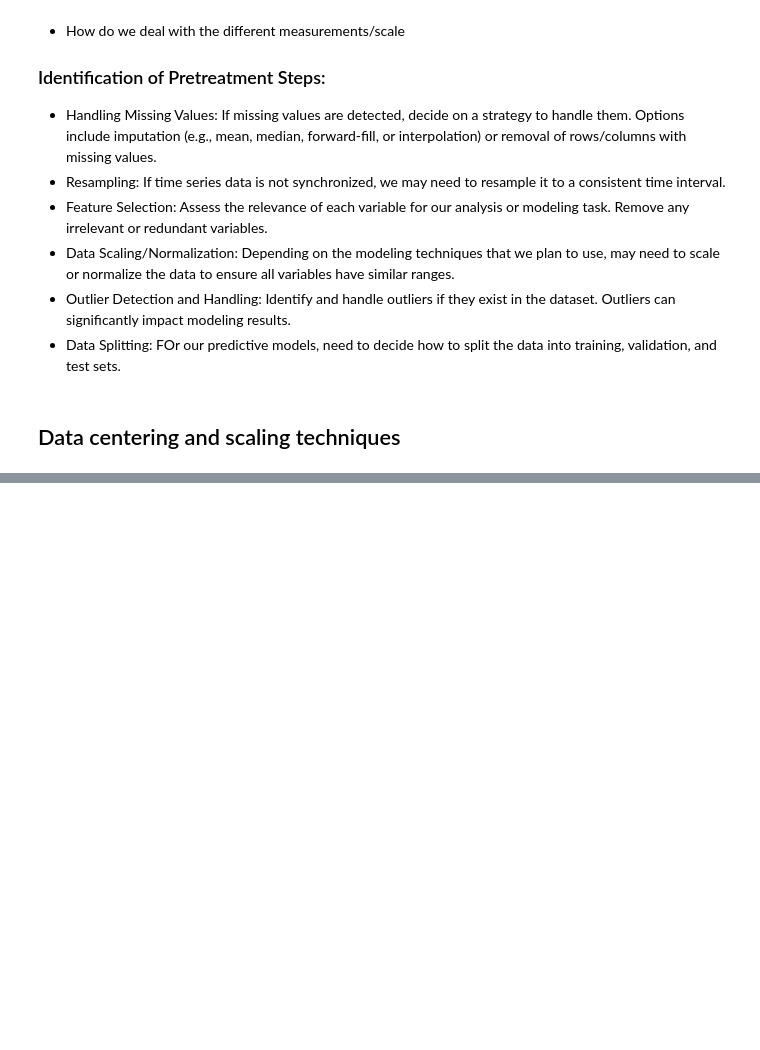
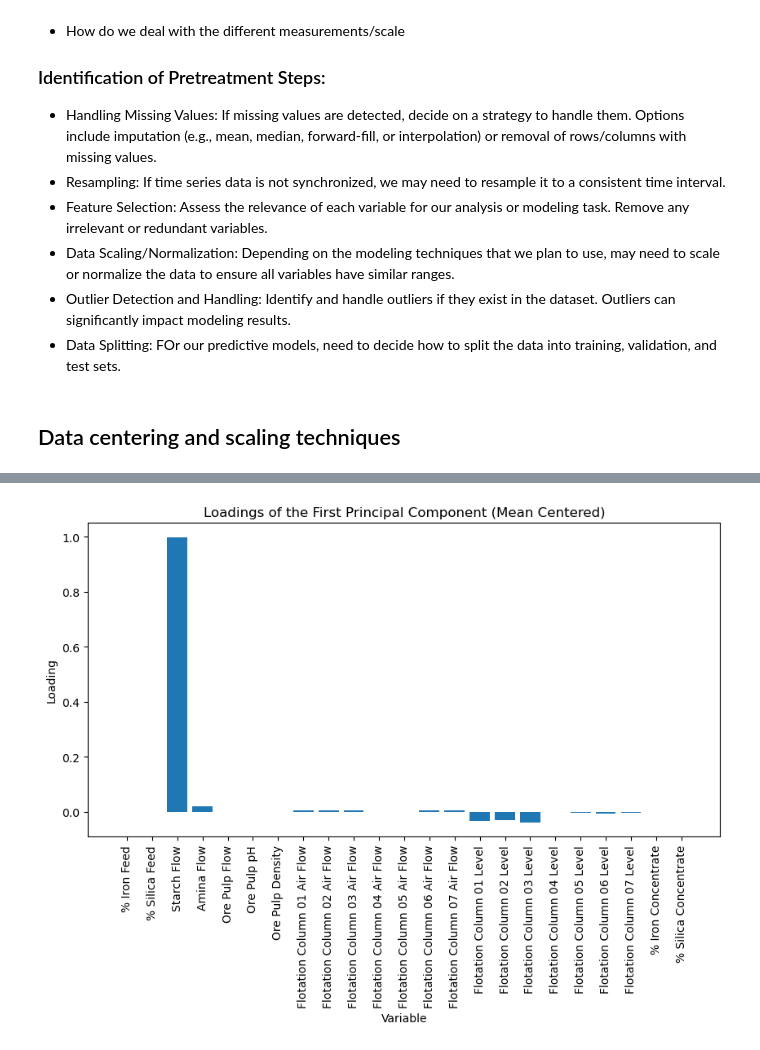
Before and after one commit to aminuldidar/ADAML-Project-Work, a Jupyter notebook: preprocessing_sub.ipynb, the cells around one changed output, grey strips where cells are left out. Cells and saved outputs as stored; diff of their text form; code cells hidden in the pictures; blank space fills up the shorter version.

```diff
--- a/preprocessing_sub.ipynb
+++ b/preprocessing_sub.ipynb
@@ -438,0 +471,16 @@ plt.show()
+# %%
+# (c) Loadings of the First PC when Data is Mean Centered
+numeric_data_mean_centered = numeric_data - numeric_data.mean()
+numeric_data_mean_centered['% Silica Concentrate'] *= 10  # Modify the last variable to dominate
+pca_mean_centered = PCA(n_components=1)
+component_1_mean_centered = pca_mean_centered.fit_transform(numeric_data_mean_centered)
+loading_1_mean_centered = pca_mean_centered.components_[0]
+plt.figure(figsize=(10, 5))
+plt.bar(numeric_data.columns, loading_1_mean_centered)
+plt.xticks(rotation=90)
+plt.title('Loadings of the First Principal Component (Mean Centered)')
+plt.xlabel('Variable')
+plt.ylabel('Loading')
+plt.show()
+# %% [output]
+[figure, added]
```
Also changed, not shown: parts of 10 cells of this notebook.
